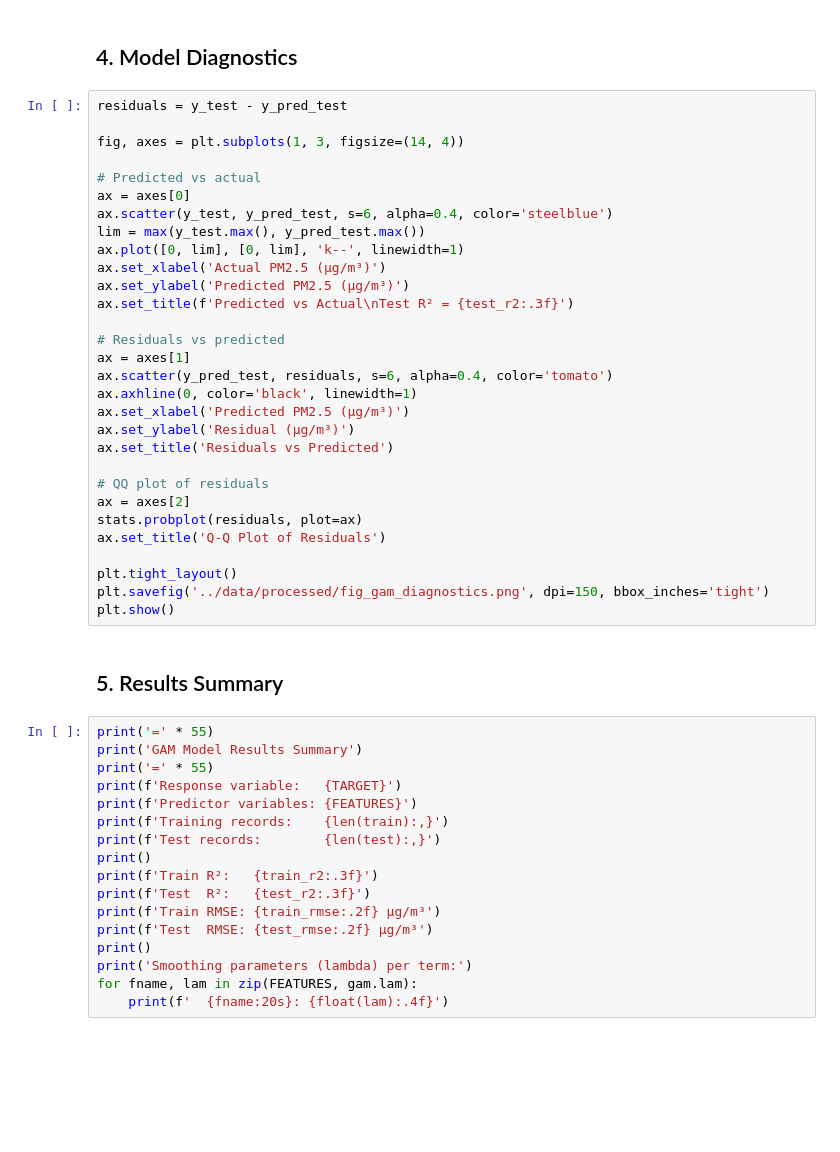
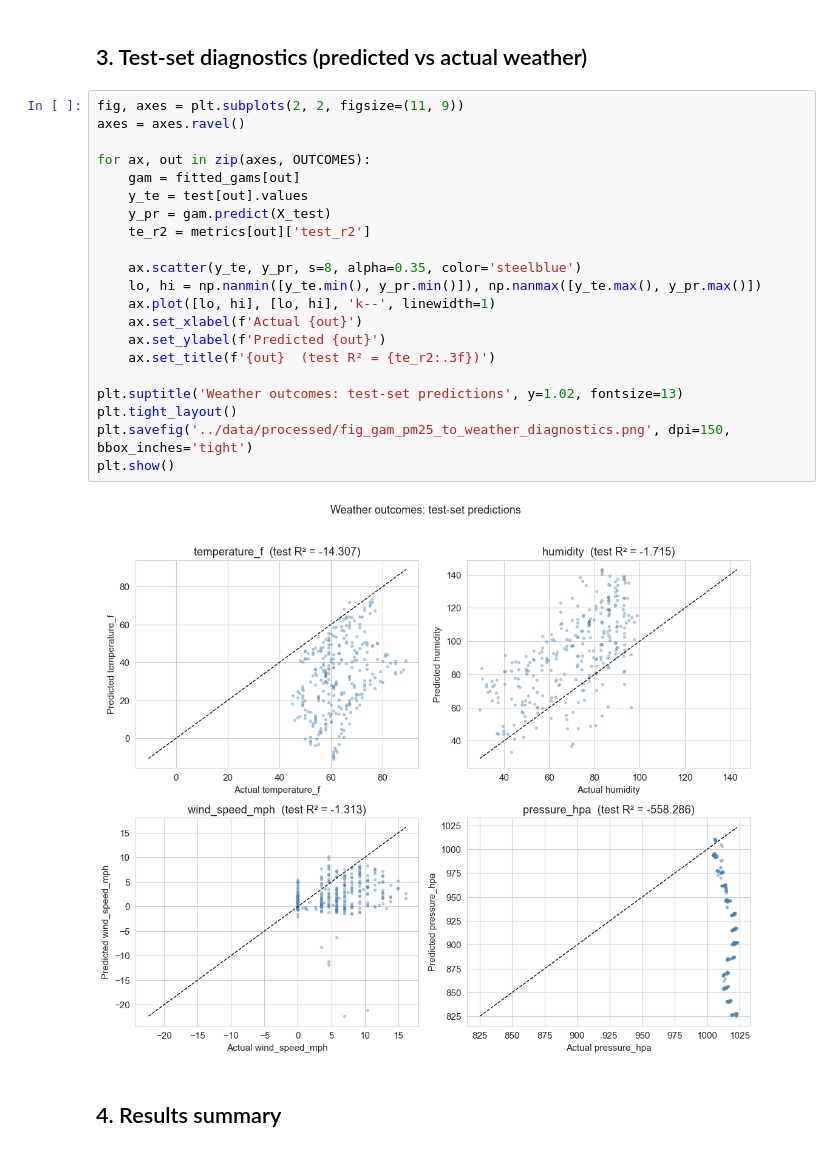
Before and after one commit to djmurphy6/PM2.5-weather, a Jupyter notebook: notebooks/04_gam_modeling.ipynb, the cells around one changed output. Saved outputs shown, nothing was run; the diff lists cells and outputs as text; blank space fills up the shorter version.

```diff
--- a/notebooks/04_gam_modeling.ipynb
+++ b/notebooks/04_gam_modeling.ipynb
@@ -138,51 +146,27 @@ plt.show()
+# %% [markdown]
+## 3. Test-set diagnostics (predicted vs actual weather)
+# %%
+fig, axes = plt.subplots(2, 2, figsize=(11, 9))
+axes = axes.ravel()
+
+for ax, out in zip(axes, OUTCOMES):
+    gam = fitted_gams[out]
+    y_te = test[out].values
+    y_pr = gam.predict(X_test)
+    te_r2 = metrics[out]['test_r2']
+
+    ax.scatter(y_te, y_pr, s=8, alpha=0.35, color='steelblue')
+    lo, hi = np.nanmin([y_te.min(), y_pr.min()]), np.nanmax([y_te.max(), y_pr.max()])
+    ax.plot([lo, hi], [lo, hi], 'k--', linewidth=1)
+    ax.set_xlabel(f'Actual {out}')
+    ax.set_ylabel(f'Predicted {out}')
+    ax.set_title(f'{out}  (test R² = {te_r2:.3f})')
+
+plt.suptitle('Weather outcomes: test-set predictions', y=1.02, fontsize=13)
+plt.tight_layout()
+plt.savefig('../data/processed/fig_gam_pm25_to_weather_diagnostics.png', dpi=150, bbox_inches='tight')
+plt.show()
+# %% [output]
+[figure, added]
 # %% [markdown]
-## 4. Model Diagnostics
+## 4. Results summary
-# %%
-residuals = y_test - y_pred_test
-
-fig, axes = plt.subplots(1, 3, figsize=(14, 4))
-
-# Predicted vs actual
-ax = axes[0]
-ax.scatter(y_test, y_pred_test, s=6, alpha=0.4, color='steelblue')
-lim = max(y_test.max(), y_pred_test.max())
-ax.plot([0, lim], [0, lim], 'k--', linewidth=1)
-ax.set_xlabel('Actual PM2.5 (µg/m³)')
-ax.set_ylabel('Predicted PM2.5 (µg/m³)')
-ax.set_title(f'Predicted vs Actual\nTest R² = {test_r2:.3f}')
-
-# Residuals vs predicted
-ax = axes[1]
-ax.scatter(y_pred_test, residuals, s=6, alpha=0.4, color='tomato')
-ax.axhline(0, color='black', linewidth=1)
-ax.set_xlabel('Predicted PM2.5 (µg/m³)')
-ax.set_ylabel('Residual (µg/m³)')
-ax.set_title('Residuals vs Predicted')
-
-# QQ plot of residuals
-ax = axes[2]
-stats.probplot(residuals, plot=ax)
-ax.set_title('Q-Q Plot of Residuals')
-
-plt.tight_layout()
-plt.savefig('../data/processed/fig_gam_diagnostics.png', dpi=150, bbox_inches='tight')
-plt.show()
-# %% [markdown]
-## 5. Results Summary
-# %%
-print('=' * 55)
-print('GAM Model Results Summary')
-print('=' * 55)
-print(f'Response variable:   {TARGET}')
-print(f'Predictor variables: {FEATURES}')
-print(f'Training records:    {len(train):,}')
-print(f'Test records:        {len(test):,}')
-print()
-print(f'Train R²:   {train_r2:.3f}')
-print(f'Test  R²:   {test_r2:.3f}')
-print(f'Train RMSE: {train_rmse:.2f} µg/m³')
-print(f'Test  RMSE: {test_rmse:.2f} µg/m³')
-print()
-print('Smoothing parameters (lambda) per term:')
-for fname, lam in zip(FEATURES, gam.lam):
-    print(f'  {fname:20s}: {float(lam):.4f}')
```
Also changed, not shown: parts of 17 cells of this notebook, 1 other file.
